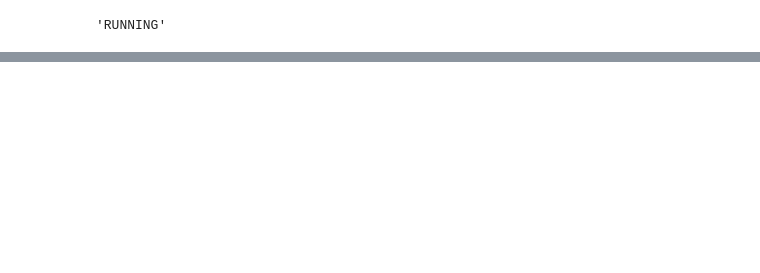
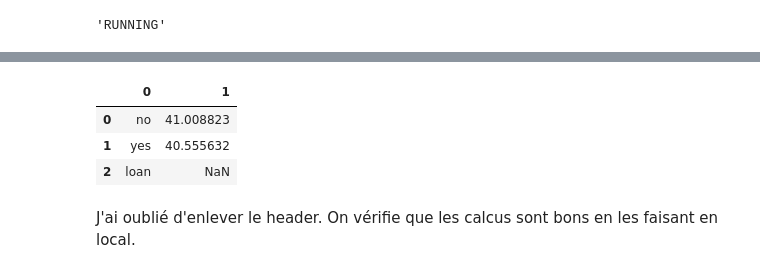
Before and after one commit to sdpython/jupytalk, a Jupyter notebook: _doc/notebooks/2016/centrale/azure_pig.ipynb, the cells around one changed output, grey strips where cells are left out. Cells and saved outputs as stored; diff of their text form; code cells hidden in the pictures; blank space fills up the shorter version.

```diff
--- a/_doc/notebooks/2016/centrale/azure_pig.ipynb
+++ b/_doc/notebooks/2016/centrale/azure_pig.ipynb
@@ -119,0 +190,11 @@ df["status"]["state"]
+# %%
+import pandas
+df = pandas.read_csv("agg_hadoop3.txt", sep="\t", header=-1)
+df
+# %% [output]
+|  | 0 | 1 |
+| 0 | no | 41.008823 |
+| 1 | yes | 40.555632 |
+| 2 | loan | NaN |
+# %% [markdown]
+J'ai oublié d'enlever le header. On vérifie que les calcus sont bons en les faisant en local.
```
Also changed, not shown: parts of 22 cells of this notebook, 2 other files.
